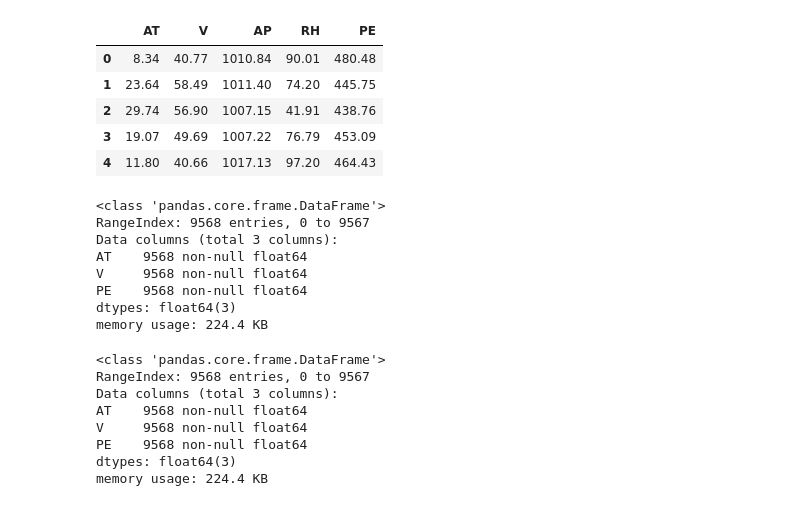
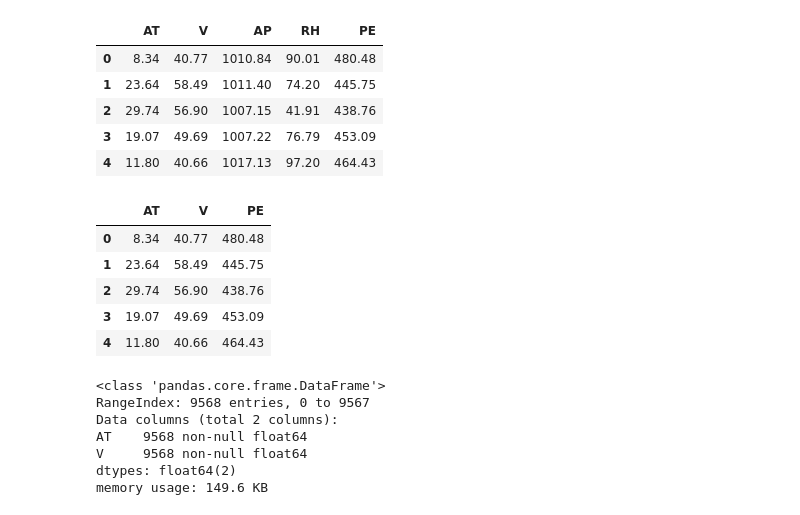
Before and after one commit to chichukw/ML-Projects, a Jupyter notebook: multivariate_regression.ipynb, the cells around one changed output. Drawn from its saved outputs; the diff is of its cells as text; code cells hidden in the pictures.

```diff
--- a/multivariate_regression.ipynb
+++ b/multivariate_regression.ipynb
@@ -135,13 +134,11 @@ df.head()
 # %%
 new_df = df[['AT', 'V', 'PE']]
 # %%
-new_df.info()
+new_df.head()
 # %% [output]
-<class 'pandas.core.frame.DataFrame'>
-RangeIndex: 9568 entries, 0 to 9567
-Data columns (total 3 columns):
-AT    9568 non-null float64
-V     9568 non-null float64
-PE    9568 non-null float64
-dtypes: float64(3)
-memory usage: 224.4 KB
+|  | AT | V | PE |
+| 0 | 8.34 | 40.77 | 480.48 |
+| 1 | 23.64 | 58.49 | 445.75 |
+| 2 | 29.74 | 56.90 | 438.76 |
+| 3 | 19.07 | 49.69 | 453.09 |
+| 4 | 11.80 | 40.66 | 464.43 |
@@ -148,11 +147,10 @@ memory usage: 224.4 KB
 # %%
-new_df.info()
+X.info()
 # %% [output]
 <class 'pandas.core.frame.DataFrame'>
 RangeIndex: 9568 entries, 0 to 9567
-Data columns (total 3 columns):
+Data columns (total 2 columns):
 AT    9568 non-null float64
 V     9568 non-null float64
-PE    9568 non-null float64
-dtypes: float64(3)
-memory usage: 224.4 KB
+dtypes: float64(2)
+memory usage: 149.6 KB
```
Also changed, not shown: parts of 19 cells of this notebook.
